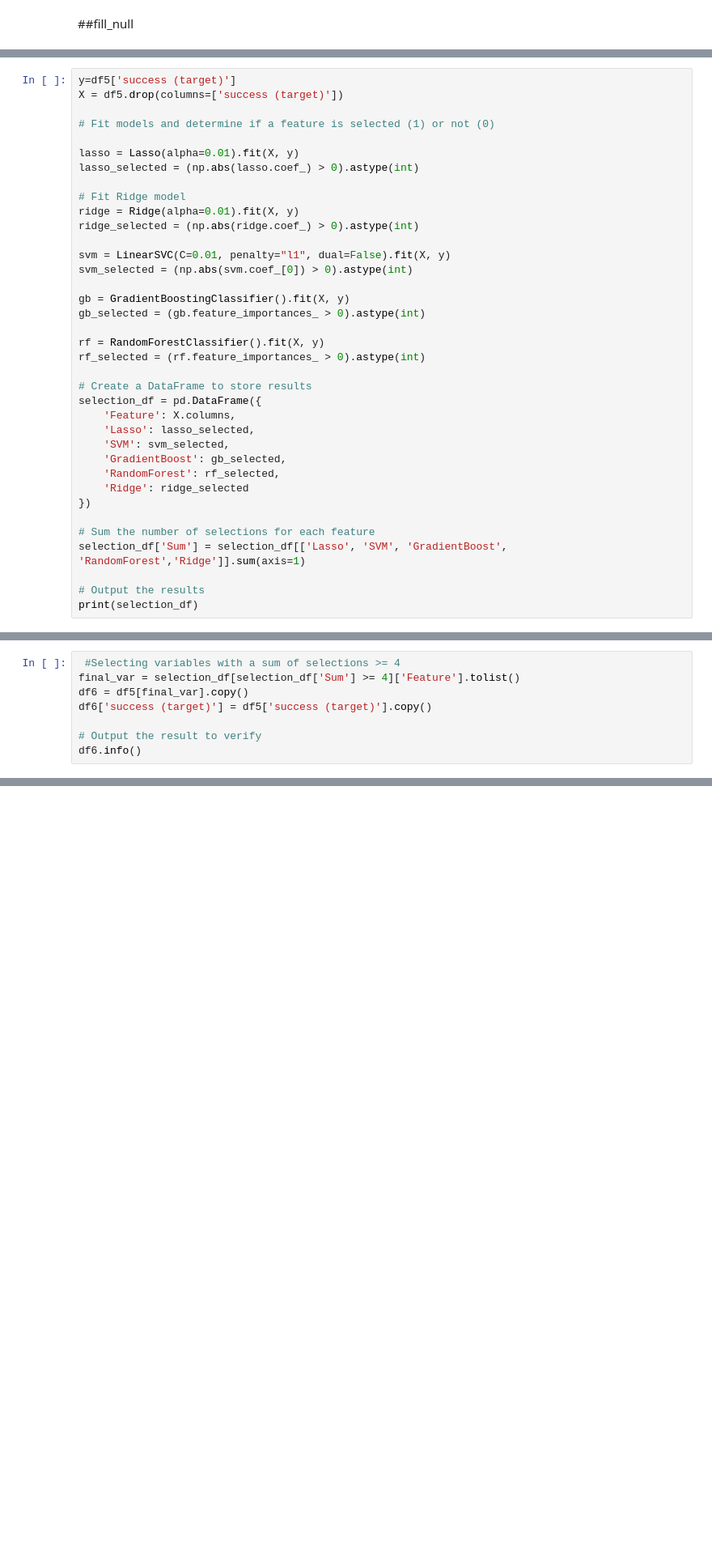
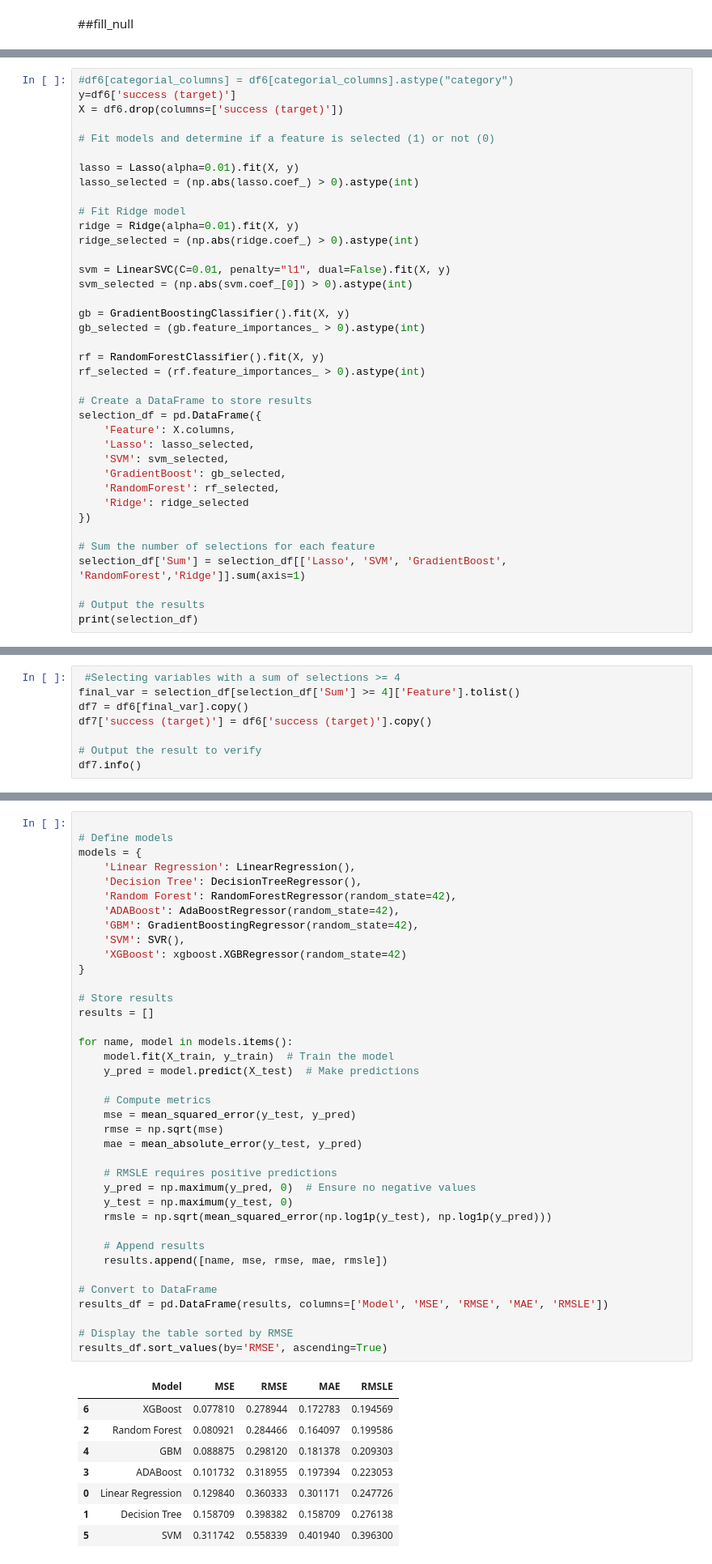
Before and after one commit to yeshurunlevi/popularity-of-restaurants-in-Greece, a Jupyter notebook: popularity_of_restaurants_in_Greece.ipynb, the cells around one changed output, grey strips where cells are left out. Shown at 81% size. Saved outputs shown, nothing was run; the diff lists cells and outputs as text; blank space fills up the shorter version.

```diff
--- a/popularity_of_restaurants_in_Greece.ipynb
+++ b/popularity_of_restaurants_in_Greece.ipynb
@@ -736,8 +726,9 @@ from sklearn.feature_selection import SelectFromModel
 from sklearn.svm import LinearSVC
 from sklearn.linear_model import Ridge
 # %%
-y=df5['success (target)']
-X = df5.drop(columns=['success (target)'])
+#df6[categorial_columns] = df6[categorial_columns].astype("category")
+y=df6['success (target)']
+X = df6.drop(columns=['success (target)'])
 
 # Fit models and determine if a feature is selected (1) or not (0)
 
@@ -793,11 +784,11 @@ print(selection_df)
 # %%
  #Selecting variables with a sum of selections >= 4
 final_var = selection_df[selection_df['Sum'] >= 4]['Feature'].tolist()
-df6 = df5[final_var].copy()
-df6['success (target)'] = df5['success (target)'].copy()
+df7 = df6[final_var].copy()
+df7['success (target)'] = df6['success (target)'].copy()
 
 # Output the result to verify
-df6.info()
+df7.info()
 # %% [output]
 <class 'pandas.core.frame.DataFrame'>
 RangeIndex: 21990 entries, 0 to 21989
@@ -837,0 +842,47 @@ def regressionMetrics(y, yhat):
+# %%
+
+# Define models
+models = {
+    'Linear Regression': LinearRegression(),
+    'Decision Tree': DecisionTreeRegressor(),
+    'Random Forest': RandomForestRegressor(random_state=42),
+    'ADABoost': AdaBoostRegressor(random_state=42),
+    'GBM': GradientBoostingRegressor(random_state=42),
+    'SVM': SVR(),
+    'XGBoost': xgboost.XGBRegressor(random_state=42)
+}
+
+# Store results
+results = []
+
+for name, model in models.items():
+    model.fit(X_train, y_train)  # Train the model
+    y_pred = model.predict(X_test)  # Make predictions
+
+    # Compute metrics
+    mse = mean_squared_error(y_test, y_pred)
+    rmse = np.sqrt(mse)
+    mae = mean_absolute_error(y_test, y_pred)
+
+    # RMSLE requires positive predictions
+    y_pred = np.maximum(y_pred, 0)  # Ensure no negative values
+    y_test = np.maximum(y_test, 0)
+    rmsle = np.sqrt(mean_squared_error(np.log1p(y_test), np.log1p(y_pred)))
+
+    # Append results
+    results.append([name, mse, rmse, mae, rmsle])
+
+# Convert to DataFrame
+results_df = pd.DataFrame(results, columns=['Model', 'MSE', 'RMSE', 'MAE', 'RMSLE'])
+
+# Display the table sorted by RMSE
+results_df.sort_values(by='RMSE', ascending=True)
+# %% [output]
+|  | Model | MSE | RMSE | MAE | RMSLE |
+| 6 | XGBoost | 0.077810 | 0.278944 | 0.172783 | 0.194569 |
+| 2 | Random Forest | 0.080921 | 0.284466 | 0.164097 | 0.199586 |
+| 4 | GBM | 0.088875 | 0.298120 | 0.181378 | 0.209303 |
+| 3 | ADABoost | 0.101732 | 0.318955 | 0.197394 | 0.223053 |
+| 0 | Linear Regression | 0.129840 | 0.360333 | 0.301171 | 0.247726 |
+| 1 | Decision Tree | 0.158709 | 0.398382 | 0.158709 | 0.276138 |
+| 5 | SVM | 0.311742 | 0.558339 | 0.401940 | 0.396300 |
```
Also changed, not shown: parts of 29 cells of this notebook.
